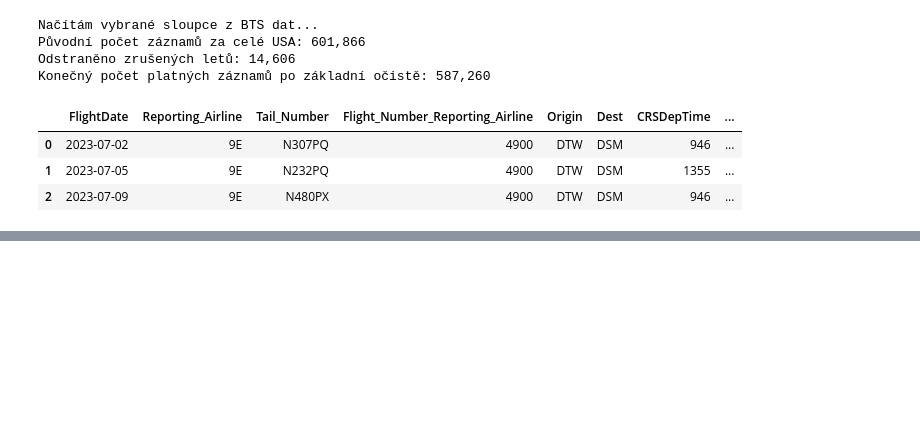
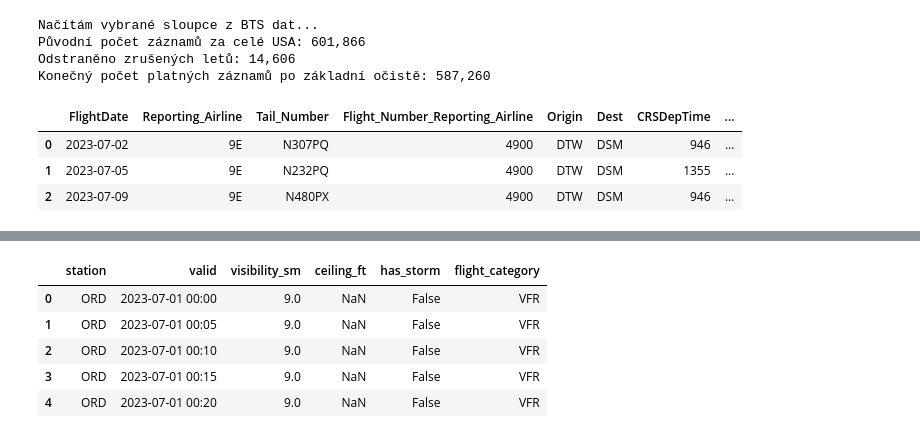
Before and after one commit to weissgrlu/airline-delay-metar-analysis, a Jupyter notebook: notebook/project_jupyter_files.ipynb, the cells around one changed output, grey strips where cells are left out. Cells and saved outputs as stored; diff of their text form; code cells hidden in the pictures; blank space fills up the shorter version.

```diff
--- a/notebook/project_jupyter_files.ipynb
+++ b/notebook/project_jupyter_files.ipynb
@@ -195,0 +272,85 @@ Konečný počet platných záznamů po základní očistě: 587,260
+# %%
+# -------------------------------------------------------------
+# KROK 3: REGEX PARSING METAR ZPRÁV A LETOVÉ KATEGORIE
+# -------------------------------------------------------------
+import re
+
+# Odstranění duplicitních zpráv pro stejnou stanici a časové razítko
+initial_count = len(df_metar)
+df_metar = df_metar.drop_duplicates(subset=["station", "valid"]).copy()
+print(f"Odstraněno duplicit: {initial_count - len(df_metar):,}")
+
+
+def parse_metar_record(raw_metar):
+    """Parsuje surový řetězec METARu a vrací dohlednost (SM), ceiling (ft),
+
+    indikátor bouřky a vypočtenou letovou kategorii.
+    """
+    if not isinstance(raw_metar, str) or not raw_metar.strip():
+        return pd.Series([None, None, False, "UNKNOWN"])
+
+    # 1. Extrakce dohlednosti (např. '10SM', '1/2SM', '2 1/2SM')
+    vis_match = re.search(r"\b((\d+)\s+)?(\d+/\d+|\d+)\s*SM\b", raw_metar)
+    vis = None
+    if vis_match:
+        whole = vis_match.group(2)
+        frac_or_int = vis_match.group(3)
+        if "/" in frac_or_int:
+            num, denom = frac_or_int.split("/")
+            val = float(num) / float(denom)
+            vis = float(whole) + val if whole else val
+        else:
+            vis = float(frac_or_int)
+
+    # 2. Extrakce stropu oblačnosti (nejnižší vrstva BKN nebo OVC)
+    # Hledá BKNxxx nebo OVCxxx, hodnota je ve stovkách stop
+    cloud_layers = re.findall(r"\b(BKN|OVC)(\d{3})\b", raw_metar)
+    ceiling = None
+    if cloud_layers:
+        heights = [int(layer[1]) * 100 for layer in cloud_layers]
+        ceiling = min(heights)
+
+    # 3. Detekce bouřkových jevů (TS, TSRA, VCTS, mraky CB)
+    storm = bool(re.search(r"\b(\+|-)?(TS|TSRA|VCTS)\b|\bCB\b", raw_metar))
+
+    # 4. Stanovení oficiální letové kategorie (FAA)
+    # Výchozí stav: pokud není BKN/OVC, ceiling je neomezený
+    eff_ceiling = ceiling if ceiling is not None else 99999
+    eff_vis = vis if vis is not None else 10.0
+
+    if eff_vis < 1.0 or eff_ceiling < 500:
+        cat = "LIFR"
+    elif eff_vis < 3.0 or eff_ceiling < 1000:
+        cat = "IFR"
+    elif eff_vis <= 5.0 or eff_ceiling <= 3000:
+        cat = "MVFR"
+    else:
+        cat = "VFR"
+
+    return pd.Series([vis, ceiling, storm, cat])
+
+
+print("Parsuji METAR data...")
+df_metar[["visibility_sm", "ceiling_ft", "has_storm", "flight_category"]] = (
+    df_metar["metar"].apply(parse_metar_record)
+)
+
+# Převedení časového razítka METARu na UTC datetime a seřazení
+df_metar["valid_utc"] = pd.to_datetime(
+    df_metar["valid"], errors="coerce"
+).dt.tz_localize(None)
+
+# Zobrazení zastoupení kategorií
+print("\nRozložení letových kategorií na hubech (07/2023):")
+print(df_metar["flight_category"].value_counts())
+df_metar[
+    [
+        "station",
+        "valid",
+        "visibility_sm",
+        "ceiling_ft",
+        "has_storm",
+        "flight_category",
+    ]
+].head(5)
+# %% [output]
@@ -195,0 +367,6 @@ Konečný počet platných záznamů po základní očistě: 587,260
+|  | station | valid | visibility_sm | ceiling_ft | has_storm | flight_category |
+| 0 | ORD | 2023-07-01 00:00 | 9.0 | NaN | False | VFR |
+| 1 | ORD | 2023-07-01 00:05 | 9.0 | NaN | False | VFR |
+| 2 | ORD | 2023-07-01 00:10 | 9.0 | NaN | False | VFR |
+| 3 | ORD | 2023-07-01 00:15 | 9.0 | NaN | False | VFR |
+| 4 | ORD | 2023-07-01 00:20 | 9.0 | NaN | False | VFR |
```
Also changed, not shown: parts of 11 cells of this notebook.
